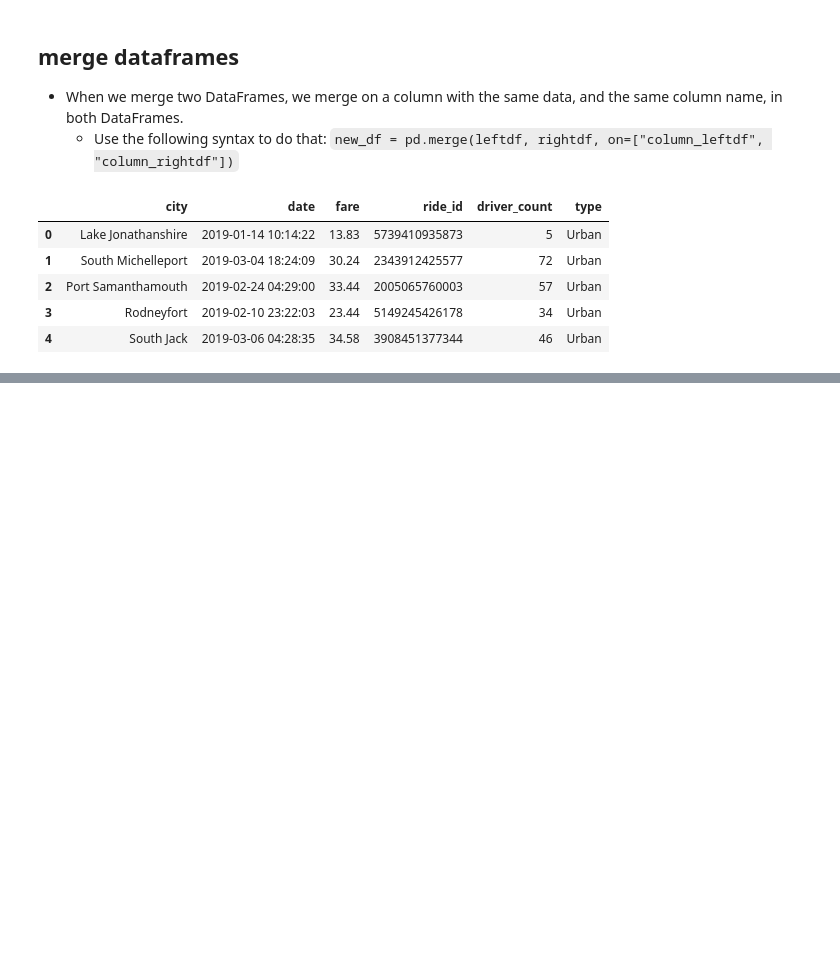
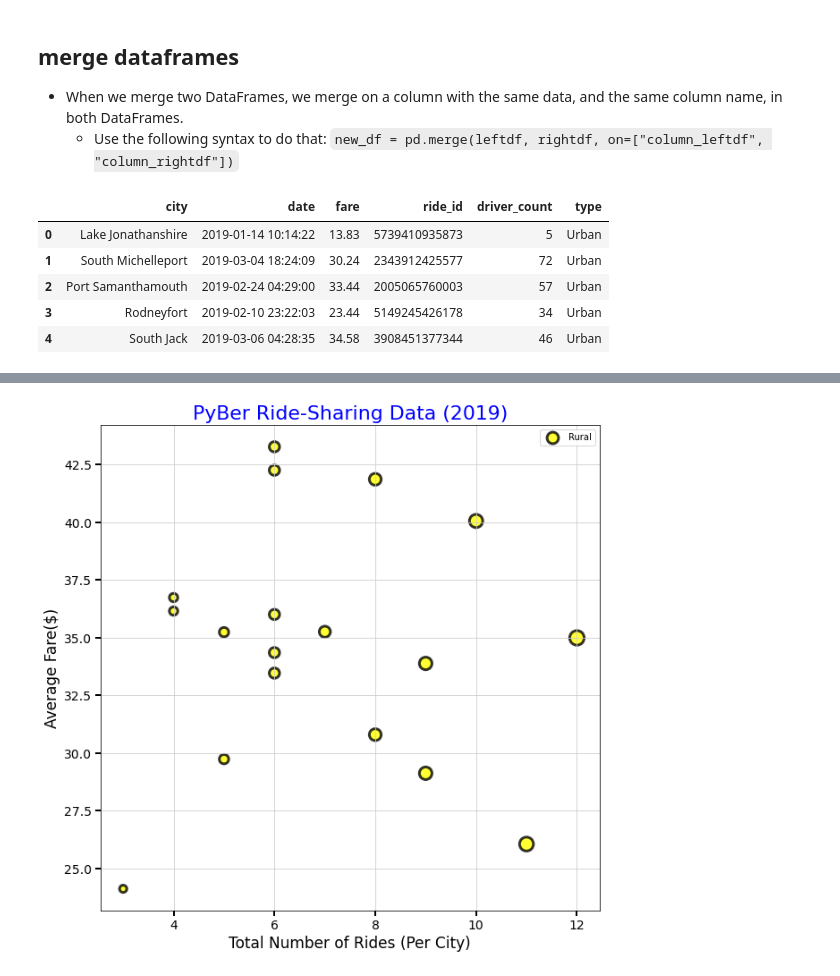
Before and after one commit to bayileyegnabate/05-matplotlib, a Jupyter notebook: pyber.ipynb, the cells around one changed output, grey strips where cells are left out. Drawn from its saved outputs; the diff is of its cells as text; code cells hidden in the pictures; blank space fills up the shorter version.

```diff
--- a/pyber.ipynb
+++ b/pyber.ipynb
@@ -141,0 +318,39 @@ pyber_data_df.head()
+# %%
+# build the scatter plots for suburban
+fig, ax = plt.subplots(figsize=(10, 10))
+plt.scatter(rural_ride_count,
+            rural_avg_fare,
+            c='yellow',
+            linewidths=3,
+            edgecolor='black',
+            s=rural_ride_count * 22,
+            alpha=0.8,
+            label='Rural')
+
+ax.tick_params(
+    axis='both',
+    direction='out',
+    labelrotation=0,
+    labelsize=14,
+    length=6,
+    width=2,
+    colors='k',
+    grid_color='#ccc')
+
+# ax.tick_params(
+#     axis='y',
+#     direction='out',
+#     labelrotation=0,
+#     labelsize=14,
+#     length=6,
+#     width=2,
+#     colors='k',
+#     grid_color='#ccc')
+ax.set_title('PyBer Ride-Sharing Data (2019)', fontsize=22, color='blue')
+ax.set_xlabel('Total Number of Rides (Per City)', fontsize=17)
+ax.set_ylabel('Average Fare($)', fontsize=17)
+plt.legend()
+plt.grid()
+plt.show();
+# %% [output]
+[figure, added]
```
Also changed, not shown: parts of 14 cells of this notebook, 2 other files.
